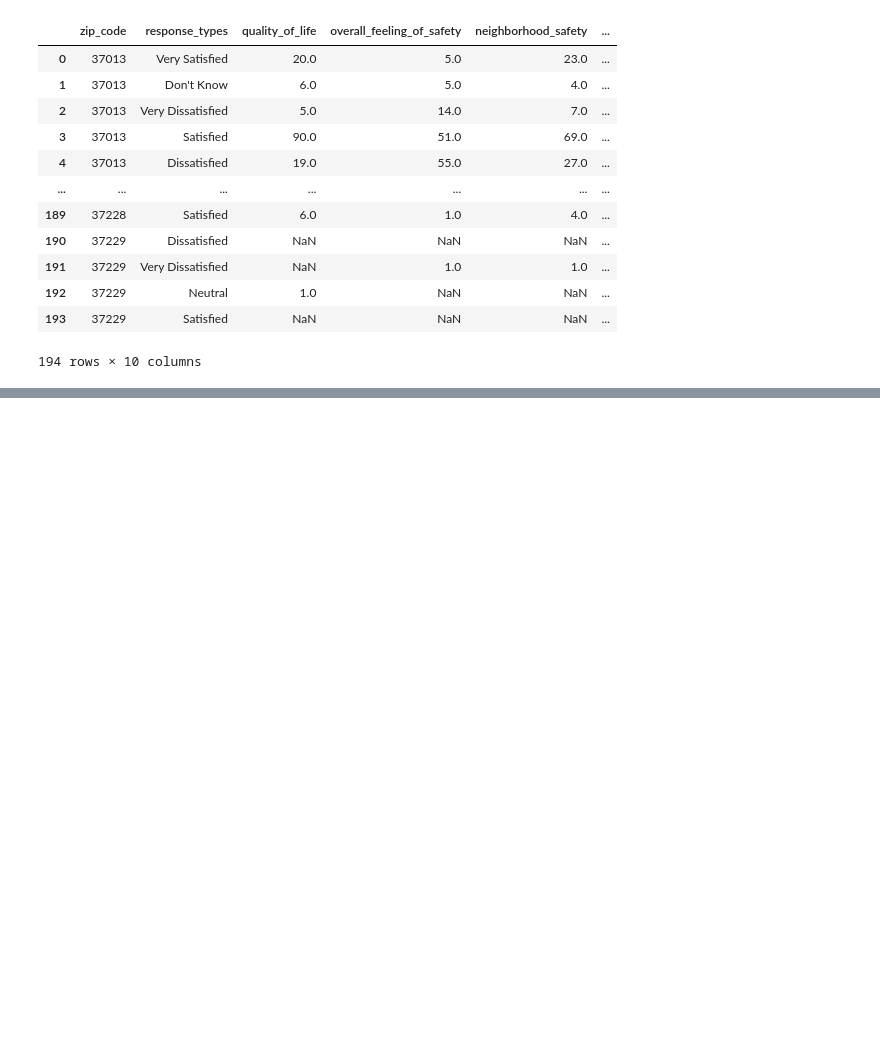
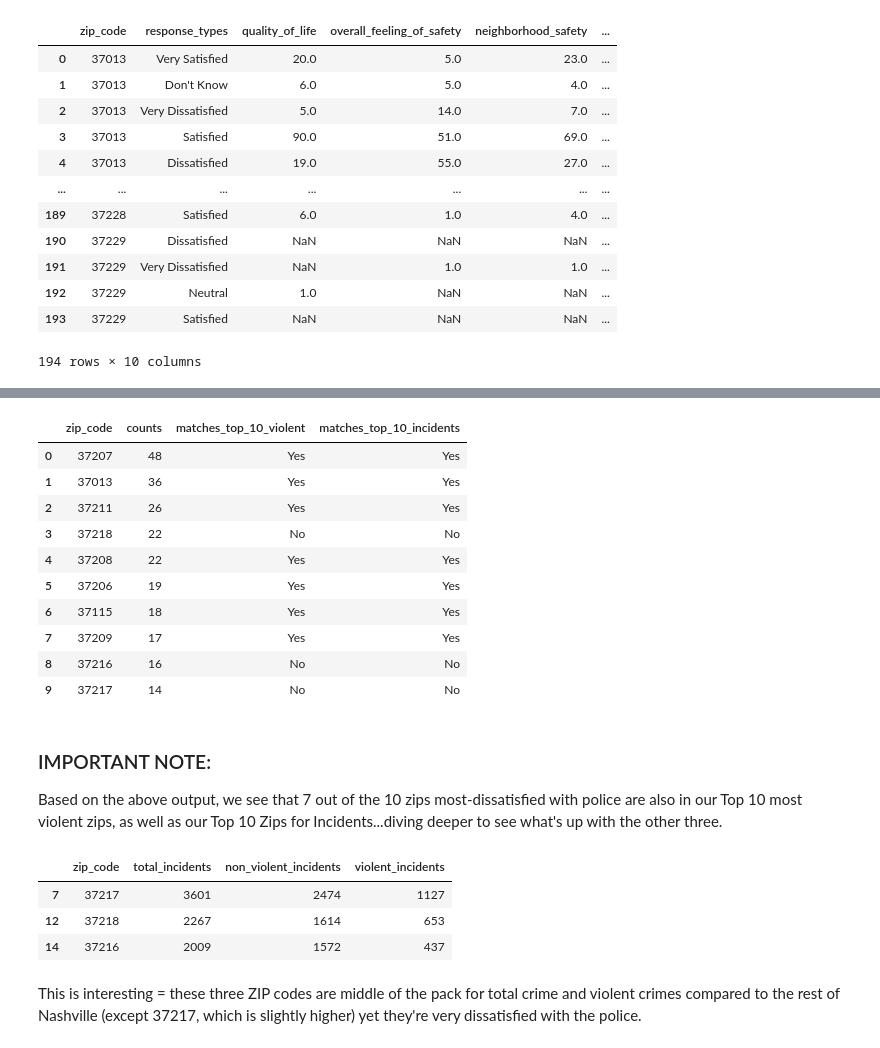
Before and after one commit to edwardbrown750/nss_da9_Capstone, a Jupyter notebook: notebook/ed_brown_da9_capstone_analysis_notebook.ipynb, the cells around one changed output, grey strips where cells are left out. Cells and saved outputs as stored; diff of their text form; code cells hidden in the pictures; blank space fills up the shorter version.

Commit message:
Continuing Analysis on MNPD incidents.

```diff
--- a/notebook/ed_brown_da9_capstone_analysis_notebook.ipynb
+++ b/notebook/ed_brown_da9_capstone_analysis_notebook.ipynb
@@ -226,0 +344,4 @@ crime_survey[crime_survey['response_types']=='Very Dissatisfied'].sort_values('c
+# %%
+police_dissatisifed = police_satisfaction[(police_satisfaction['police_overall']=='Very Dissatisfied')|(police_satisfaction['police_overall']=='Dissatisfied')]
+# %%
+top_10_police_dissatisifed = police_dissatisifed.groupby('zip_code').sum('counts').sort_values('counts', ascending = False).head(10).reset_index()
@@ -226,0 +362,44 @@ crime_survey[crime_survey['response_types']=='Very Dissatisfied'].sort_values('c
+# %%
+is_in_top10 = []
+for x in top_10_police_dissatisifed['zip_code']:
+    if x in(most_violent_zips):
+        is_in_top10.append('Yes')
+    else:
+        is_in_top10.append('No')
+
+top_10_police_dissatisifed['matches_top_10_violent'] = is_in_top10
+# %%
+is_in_top_10_incident = []
+for x in top_10_police_dissatisifed['zip_code']:
+    if x in(top_10_most_incidents_list):
+        is_in_top_10_incident.append('Yes')
+    else:
+        is_in_top_10_incident.append('No')
+
+top_10_police_dissatisifed['matches_top_10_incidents'] = is_in_top_10_incident
+# %%
+top_10_police_dissatisifed
+# %% [output]
+|  | zip_code | counts | matches_top_10_violent | matches_top_10_incidents |
+| 0 | 37207 | 48 | Yes | Yes |
+| 1 | 37013 | 36 | Yes | Yes |
+| 2 | 37211 | 26 | Yes | Yes |
+| 3 | 37218 | 22 | No | No |
+| 4 | 37208 | 22 | Yes | Yes |
+| 5 | 37206 | 19 | Yes | Yes |
+| 6 | 37115 | 18 | Yes | Yes |
+| 7 | 37209 | 17 | Yes | Yes |
+| 8 | 37216 | 16 | No | No |
+| 9 | 37217 | 14 | No | No |
+# %% [markdown]
+### IMPORTANT NOTE:
+Based on the above output, we see that 7 out of the 10 zips most-dissatisfied with police are also in our Top 10 most violent zips, as well as our Top 10 Zips for Incidents...diving deeper to see what's up with the other three.
+# %%
+crime_by_zip[(crime_by_zip['zip_code']=='37218')|(crime_by_zip['zip_code']=='37216')|(crime_by_zip['zip_code']=='37217')]
+# %% [output]
+|  | zip_code | total_incidents | non_violent_incidents | violent_incidents |
+| 7 | 37217 | 3601 | 2474 | 1127 |
+| 12 | 37218 | 2267 | 1614 | 653 |
+| 14 | 37216 | 2009 | 1572 | 437 |
+# %% [markdown]
+This is interesting = these three ZIP codes are middle of the pack for total crime and violent crimes compared to the rest of Nashville (except 37217, which is slightly higher) yet they're very dissatisfied with the police.
```
Also changed, not shown: parts of 23 cells of this notebook, 1 other file.
